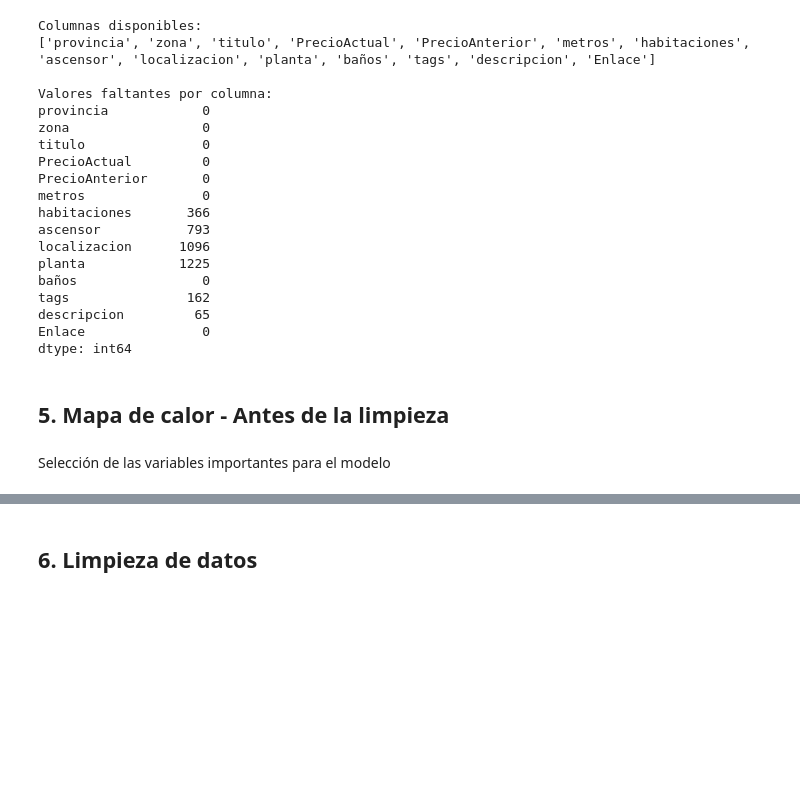
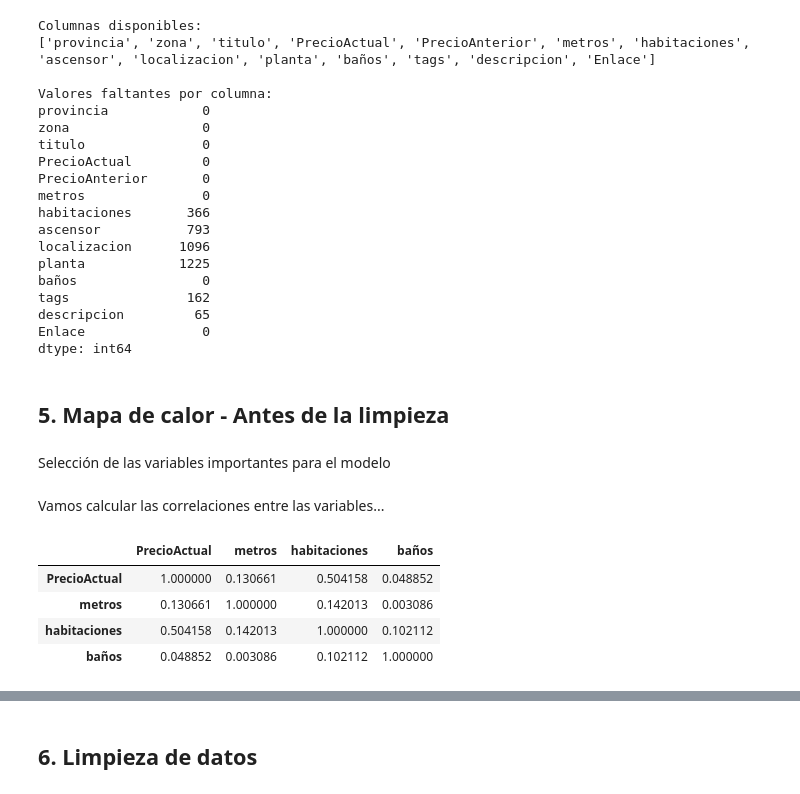
Before and after one commit to natashaaf/DataScience-Idealista, a Jupyter notebook: idealista.ipynb, the cells around one changed output, grey strips where cells are left out. Saved outputs shown, nothing was run; the diff lists cells and outputs as text; code cells hidden in the pictures; blank space fills up the shorter version.

```diff
--- a/idealista.ipynb
+++ b/idealista.ipynb
@@ -99,0 +102,10 @@ df_para_heatmap = df[variables].copy()
+# %% [markdown]
+Vamos calcular las correlaciones entre las variables...
+# %%
+df_para_heatmap.corr()
+# %% [output]
+|  | PrecioActual | metros | habitaciones | baños |
+| PrecioActual | 1.000000 | 0.130661 | 0.504158 | 0.048852 |
+| metros | 0.130661 | 1.000000 | 0.142013 | 0.003086 |
+| habitaciones | 0.504158 | 0.142013 | 1.000000 | 0.102112 |
+| baños | 0.048852 | 0.003086 | 0.102112 | 1.000000 |
```
Also changed, not shown: parts of 10 cells of this notebook.
